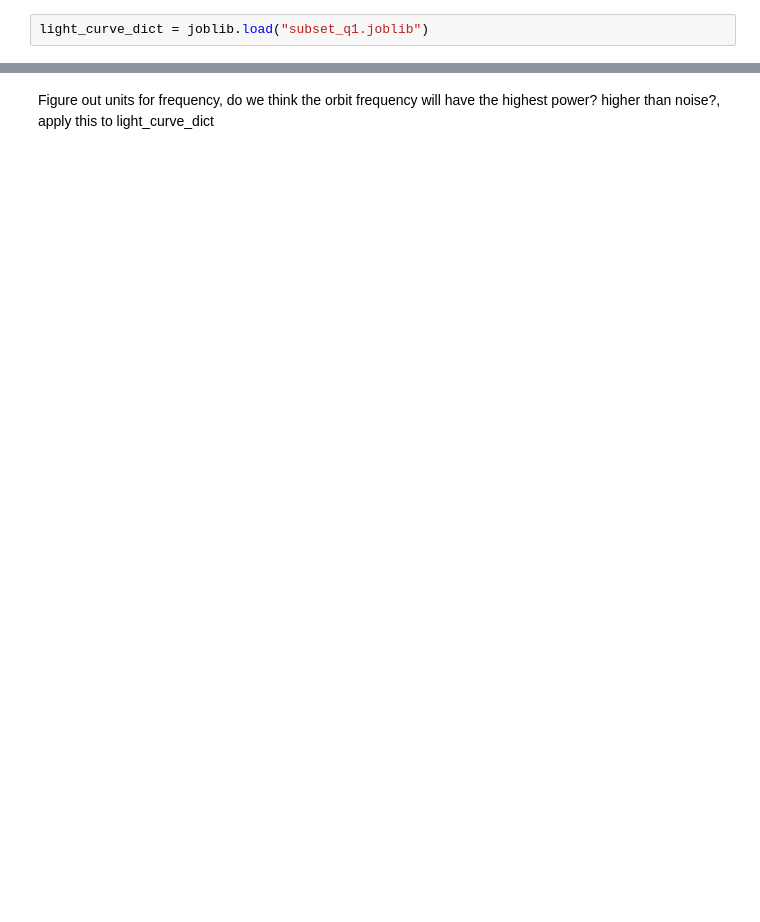
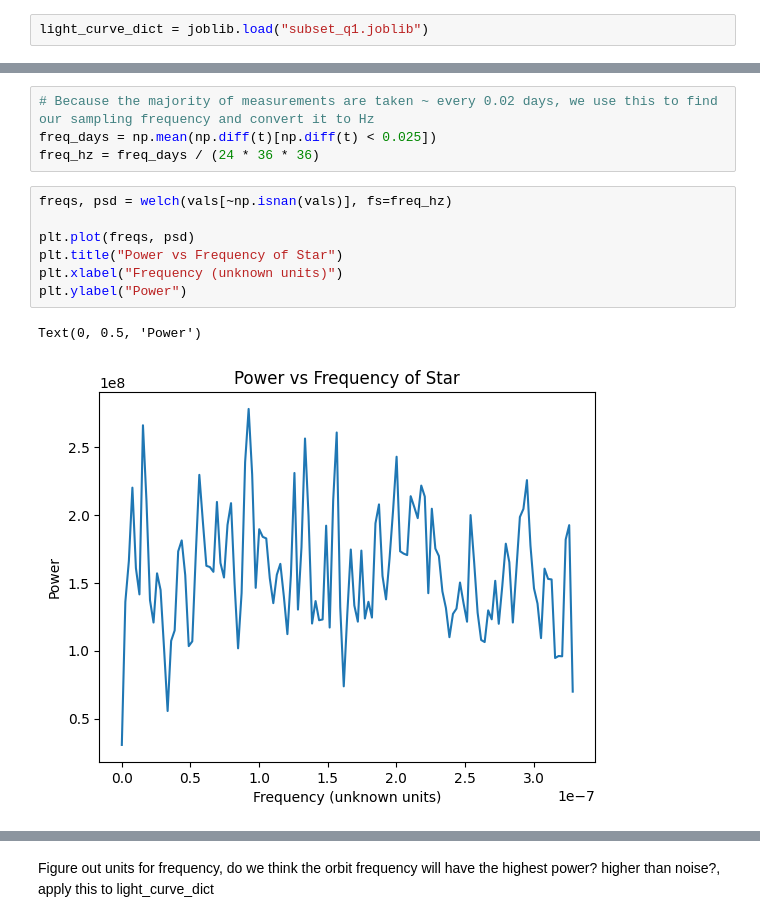
Before and after one commit to Jaredwinn77/ACME_VOL3_PLANET_FINDER, a Jupyter notebook: period_welch.ipynb, the cells around one changed output, grey strips where cells are left out. Saved outputs shown, nothing was run; the diff lists cells and outputs as text; blank space fills up the shorter version.

```diff
--- a/period_welch.ipynb
+++ b/period_welch.ipynb
@@ -11,0 +113,14 @@ t, vals, err = light_curve_dict[5097470][:3]
+# %%
+# Because the majority of measurements are taken ~ every 0.02 days, we use this to find our sampling frequency and convert it to Hz
+freq_days = np.mean(np.diff(t)[np.diff(t) < 0.025])
+freq_hz = freq_days / (24 * 36 * 36)
+# %%
+freqs, psd = welch(vals[~np.isnan(vals)], fs=freq_hz)
+
+plt.plot(freqs, psd)
+plt.title("Power vs Frequency of Star")
+plt.xlabel("Frequency (unknown units)")
+plt.ylabel("Power")
+# %% [output]
+Text(0, 0.5, 'Power')
+[figure, added]
```
Also changed, not shown: parts of 17 cells of this notebook, 1 other file.
